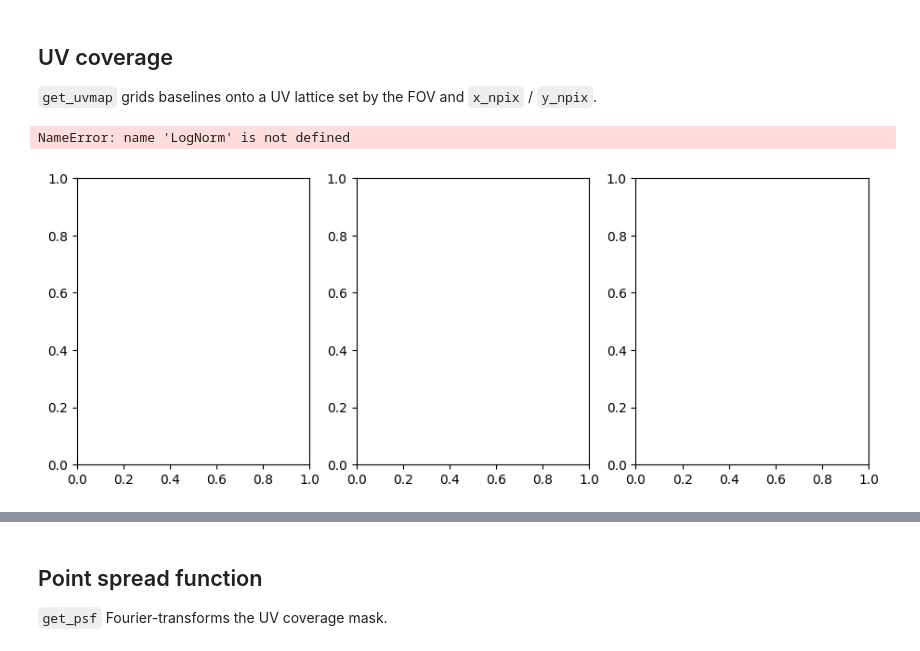
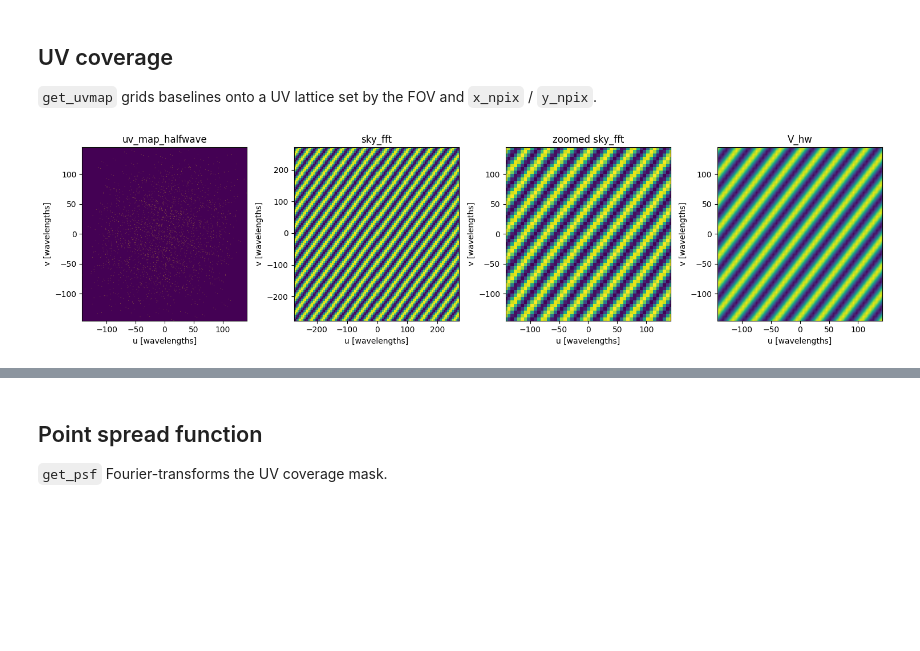
Before and after one commit to McGill-Cosmic-Dawn-Group/LIMstat, a Jupyter notebook: tutorials/tutorial_interferometer.ipynb, the cells around one changed output, grey strips where cells are left out. Saved outputs shown, nothing was run; the diff lists cells and outputs as text; code cells hidden in the pictures; blank space fills up the shorter version.

```diff
--- a/tutorials/tutorial_interferometer.ipynb
+++ b/tutorials/tutorial_interferometer.ipynb
@@ -175,34 +175,36 @@ u,v,l,m,dl,dm = instrument.sky_uv_coords()
 # %%
 sky_fft = instrument.sky_fft_to_uv(true_sky)
 V_hw, uv_map = instrument.interp_sky_fft_to_halfwave(true_sky, freq)
-# %%
-#plot the uv maps side by side and sky_fft and V_hw
-
-fig, axes = plt.subplots(1, 3, figsize=(11, 4))
-
-axes[0].imshow(uv_map_halfwave, origin='lower', extent = [instrument.u_grid[0],instrument.u_grid[-1],instrument.v_grid[0],instrument.v_grid[-1]], aspect='auto',norm=LogNorm())
-axes[0].set_xlabel('u [wavelengths]')
-axes[0].set_ylabel('v [wavelengths]')
-axes[0].set_title('UV coverage map')
-
-axes[1].imshow(sky_fft.real, origin='lower', extent = [u[0],u[-1],v[0],v[-1]], aspect='auto')
-axes[1].set_xlabel('u [wavelengths]')
-axes[1].set_ylabel('v [wavelengths]')
-axes[1].set_title('sky_fft')
-
-axes[2].imshow(V_hw.real, origin='lower', extent = [instrument.u_grid[0],instrument.u_grid[-1],instrument.v_grid[0],instrument.v_grid[-1]], aspect='auto')
-axes[2].set_xlabel('u [wavelengths]')
-axes[2].set_ylabel('v [wavelengths]')
-axes[2].set_title('V_hw')
-
-
-
-
-
-plt.tight_layout()
-# %% [output]
-NameError: name 'LogNorm' is not defined
-[figure, removed]
+# %%
+# plot 1 x 4 figure of uv_map_halfwave, sky_fft, zoomed sky_fft, V_hw,
+fig, axes = plt.subplots(1, 4, figsize=(15, 4))
+
+axes[0].imshow(uv_map_halfwave, origin='lower', extent = [instrument.u_grid[0],instrument.u_grid[-1],instrument.v_grid[0],instrument.v_grid[-1]], aspect='auto')
+axes[0].set_xlabel('u [wavelengths]')
+axes[0].set_ylabel('v [wavelengths]')
+axes[0].set_title('uv_map_halfwave')
+
+axes[1].imshow(sky_fft.real, origin='lower', extent = [u[0],u[-1],v[0],v[-1]], aspect='auto')
+axes[1].set_xlabel('u [wavelengths]')
+axes[1].set_ylabel('v [wavelengths]')
+axes[1].set_title('sky_fft')
+
+axes[2].imshow(sky_fft.real, origin='lower', extent = [u[0],u[-1],v[0],v[-1]], aspect='auto')
+axes[2].set_xlim(instrument.u_grid[0],instrument.u_grid[-1])
+axes[2].set_ylim(instrument.v_grid[0],instrument.v_grid[-1])
+axes[2].set_xlabel('u [wavelengths]')
+axes[2].set_ylabel('v [wavelengths]')
+axes[2].set_title('zoomed sky_fft')
+
+axes[3].imshow(V_hw.real, origin='lower', extent = [instrument.u_grid[0],instrument.u_grid[-1],instrument.v_grid[0],instrument.v_grid[-1]], aspect='auto')
+axes[3].set_xlabel('u [wavelengths]')
+axes[3].set_ylabel('v [wavelengths]')
+axes[3].set_title('V_hw')
+
+
+plt.tight_layout()
+# %% [output]
+[figure, added]
 # %%
 obs_map = instrument.get_dirty_map(true_sky, freq, noise=False)
 # %%
```
Also changed, not shown: parts of 4 cells of this notebook, 1 other file.
